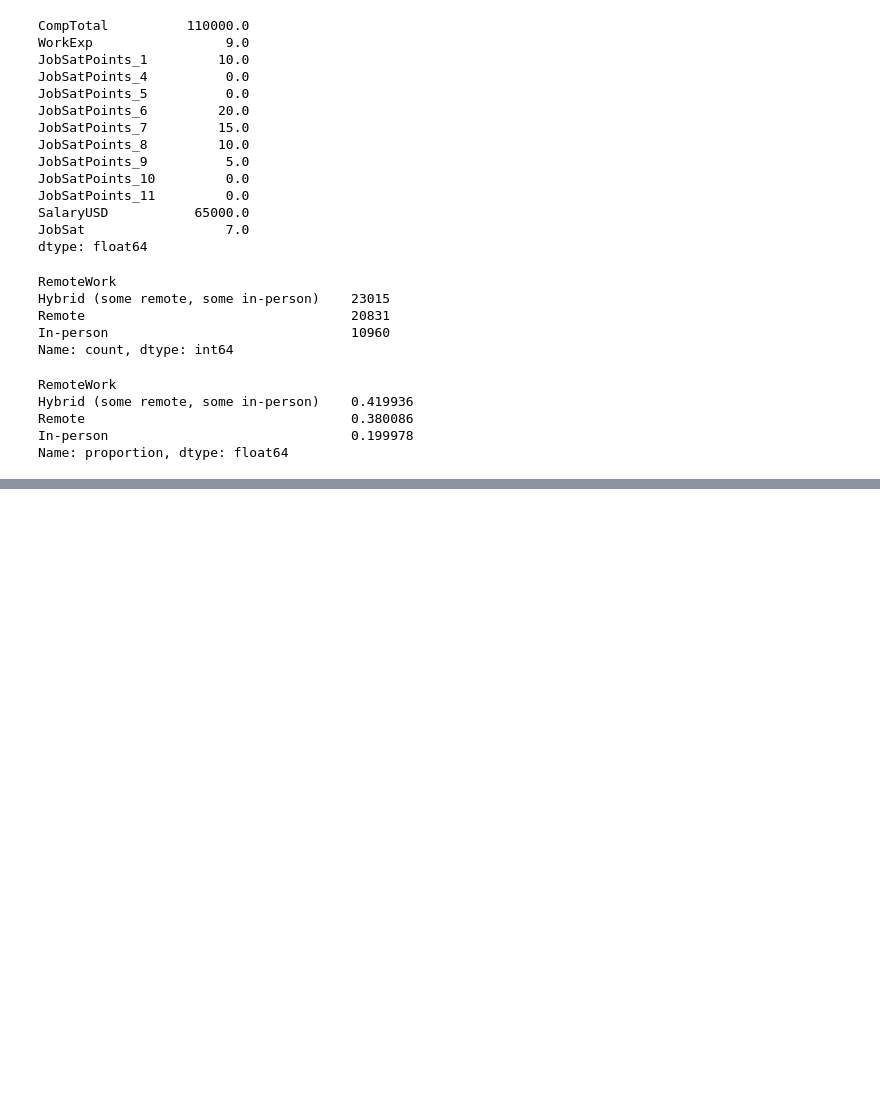
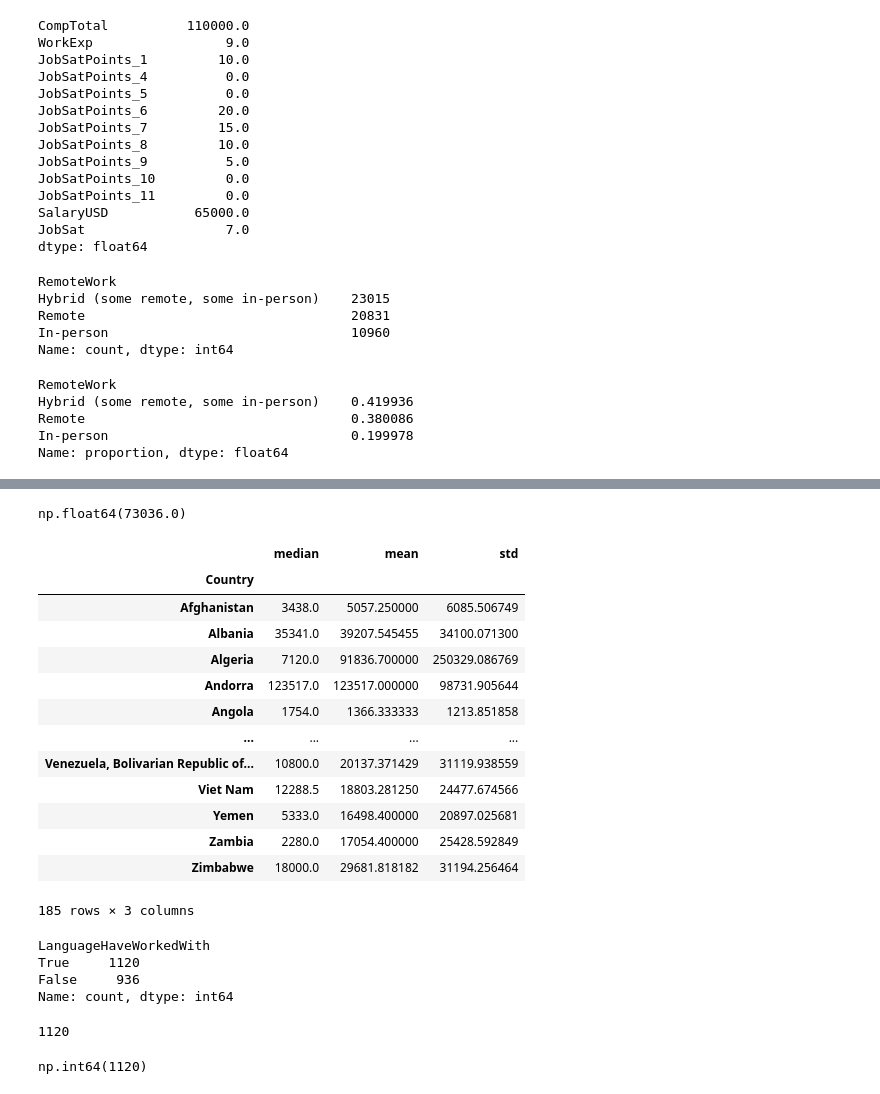
Before and after one commit to kareem121004/PythonDataScienceHub, a Jupyter notebook: Pandas/Pandas_Tutorial.ipynb, the cells around one changed output, grey strips where cells are left out. Drawn from its saved outputs; the diff is of its cells as text; code cells hidden in the pictures; blank space fills up the shorter version.

```diff
--- a/Pandas/Pandas_Tutorial.ipynb
+++ b/Pandas/Pandas_Tutorial.ipynb
@@ -1151,0 +1186,4 @@ Name: proportion, dtype: float64
+# %%
+#This first groups the DataFrame by the Country column.
+Country_grp = df.groupby("Country")
+Country_grp.get_group("United States of America")
@@ -1151,0 +1222,36 @@ Name: proportion, dtype: float64
+# %%
+Country_grp["SalaryUSD"].median().loc["Germany"]
+# %% [output]
+np.float64(73036.0)
+# %%
+# To run Multiple Methods
+Country_grp["SalaryUSD"].agg(['median', 'mean', 'std'])
+# %% [output]
+|  | median | mean | std |
+| Country |  |  |  |
+| Afghanistan | 3438.0 | 5057.250000 | 6085.506749 |
+| Albania | 35341.0 | 39207.545455 | 34100.071300 |
+| Algeria | 7120.0 | 91836.700000 | 250329.086769 |
+| Andorra | 123517.0 | 123517.000000 | 98731.905644 |
+| Angola | 1754.0 | 1366.333333 | 1213.851858 |
+| ... | ... | ... | ... |
+| Venezuela, Bolivarian Republic of... | 10800.0 | 20137.371429 | 31119.938559 |
+| Viet Nam | 12288.5 | 18803.281250 | 24477.674566 |
+| Yemen | 5333.0 | 16498.400000 | 20897.025681 |
+| Zambia | 2280.0 | 17054.400000 | 25428.592849 |
+| Zimbabwe | 18000.0 | 29681.818182 | 31194.256464 |
+185 rows × 3 columns
+# %%
+filt = df["Country"] == "Canada"
+df[filt]["LanguageHaveWorkedWith"].str.contains("Python").value_counts()
+# %% [output]
+LanguageHaveWorkedWith
+True     1120
+False     936
+Name: count, dtype: int64
+# %%
+# Filtering the People who ar in Canada and work with Python
+filt = df["Country"] == "Canada"
+df[filt]["LanguageHaveWorkedWith"].str.contains("Python").sum()
+# %% [output]
+1120
@@ -1151,0 +1263,6 @@ Name: proportion, dtype: float64
+# %%
+# Instead Use The Apply Method
+
+Country_grp["LanguageHaveWorkedWith"].apply(lambda x : x.str.contains("Python").sum()).loc["Canada"]
+# %% [output]
+np.int64(1120)
```
Also changed, not shown: parts of 14 cells of this notebook.
